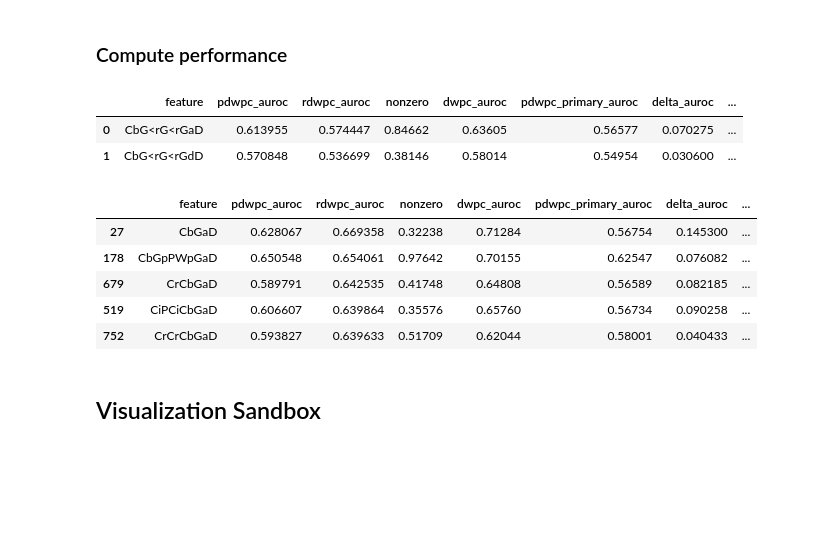
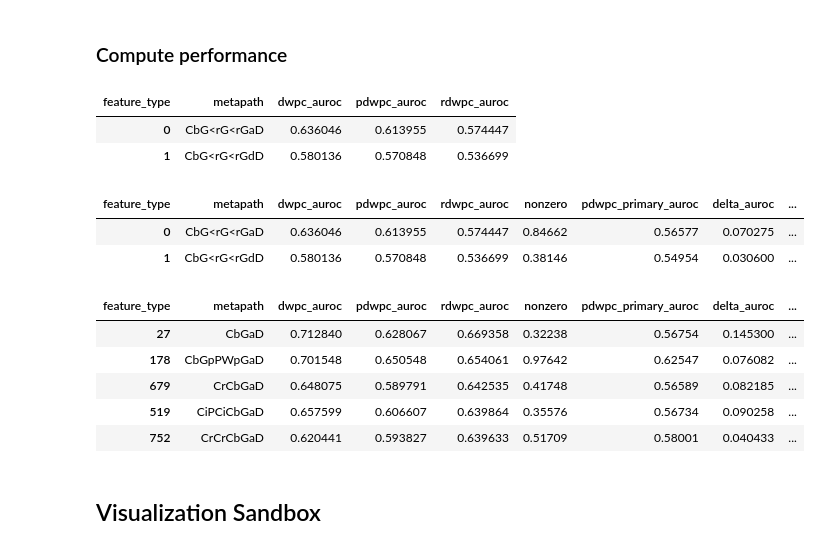
Before and after one commit to dhimmel/learn, a Jupyter notebook: all-features/5.5-transplit-DWPCs.ipynb, the cells around one changed output. Cells and saved outputs as stored; diff of their text form; code cells hidden in the pictures; blank space fills up the shorter version.

```diff
--- a/all-features/5.5-transplit-DWPCs.ipynb
+++ b/all-features/5.5-transplit-DWPCs.ipynb
@@ -90,0 +64,10 @@ rdwpc_df = part_df.merge(rdwpc_df)
+# %%
+base_df = feature_df.query("hetnet == @unperm_name").copy()
+base_df.insert(8, 'prior_logit', logit(base_df['prior_prob']))
+for metaege in degree_features:
+    base_df['degree_{}'.format(metaege)] = numpy.arcsinh(base_df[metaege])
+base_df.drop(
+    ['hetnet', 'primary', 'prior_prob'] + list(degree_features) + list(dwpc_features),
+    axis='columns', inplace=True)
+transformed_df = base_df.merge(split_df)
+transformed_df.head(2)
@@ -96,37 +83,40 @@ for df, name in (dwpc_df, 't-dwpc'), (pdwpc_df, 'pt-dwpc'), (rdwpc_df, 'rt-dwpc'
 # %% [markdown]
 ### Compute performance
+# %%
+rows  = list()
+for column in transformed_df.columns[transformed_df.columns.str.contains('dwpc')]:
+    feature_type, metapath = column.split('_', 1)
+    auroc = sklearn.metrics.roc_auc_score(transformed_df.status, transformed_df[column])
+    rows.append([feature_type + '_auroc', metapath, auroc])
+auroc_df = pandas.DataFrame(rows, columns=['feature_type', 'metapath', 'auroc'])
+auroc_df = auroc_df.pivot_table(values='auroc', index='metapath', columns='feature_type').reset_index()
+auroc_df.head(2)
+# %% [output]
+| feature_type | metapath | dwpc_auroc | pdwpc_auroc | rdwpc_auroc |
+| 0 | CbG<rG<rGaD | 0.636046 | 0.613955 | 0.574447 |
+| 1 | CbG<rG<rGdD | 0.580136 | 0.570848 | 0.536699 |
 # %%
 primary_auroc_df = pandas.read_table('data/feature-performance/primary-aurocs.tsv')
-primary_auroc_df = primary_auroc_df.rename(columns={'auroc': 'dwpc_auroc', 'auroc_permuted': 'pdwpc_primary_auroc', 'pval_auroc': 'pval_delta_auroc'})
-primary_auroc_df = primary_auroc_df[['feature', 'nonzero', 'dwpc_auroc', 'pdwpc_primary_auroc', 'delta_auroc', 'pval_delta_auroc']]
+primary_auroc_df = primary_auroc_df.rename(columns={'feature': 'metapath', 'auroc_permuted': 'pdwpc_primary_auroc', 'pval_auroc': 'pval_delta_auroc'})
+primary_auroc_df = primary_auroc_df[['metapath', 'nonzero', 'pdwpc_primary_auroc', 'delta_auroc', 'pval_delta_auroc']]
+auroc_df = auroc_df.merge(primary_auroc_df)
+auroc_df.head(2)
+# %% [output]
+| feature_type | metapath | dwpc_auroc | pdwpc_auroc | rdwpc_auroc | nonzero | pdwpc_primary_auroc | delta_auroc | ... |
+| 0 | CbG<rG<rGaD | 0.636046 | 0.613955 | 0.574447 | 0.84662 | 0.56577 | 0.070275 | ... |
+| 1 | CbG<rG<rGdD | 0.580136 | 0.570848 | 0.536699 | 0.38146 | 0.54954 | 0.030600 | ... |
-# %%
-rows  = list()
-for feature in dwpc_features:
-    rows.append([
-        feature,
-        sklearn.metrics.roc_auc_score(pdwpc_df.status, pdwpc_df[feature]),
-        sklearn.metrics.roc_auc_score(rdwpc_df.status, rdwpc_df[feature]),
-    ])
-auroc_df = pandas.DataFrame(rows, columns=['feature', 'pdwpc_auroc', 'rdwpc_auroc'])
-auroc_df = auroc_df.merge(primary_auroc_df)
-
-auroc_df.head(2)
-# %% [output]
-|  | feature | pdwpc_auroc | rdwpc_auroc | nonzero | dwpc_auroc | pdwpc_primary_auroc | delta_auroc | ... |
-| 0 | CbG<rG<rGaD | 0.613955 | 0.574447 | 0.84662 | 0.63605 | 0.56577 | 0.070275 | ... |
-| 1 | CbG<rG<rGdD | 0.570848 | 0.536699 | 0.38146 | 0.58014 | 0.54954 | 0.030600 | ... |
 # %%
 auroc_df.to_csv('data/feature-performance/auroc.tsv', sep='\t', index=False, float_format='%.5g')
 # %%
 #auroc_df.sort_values('rdwpc_auroc', ascending = False)
-auroc_df[-auroc_df.feature.str.contains('CtD')].sort_values('rdwpc_auroc', ascending = False).head()
+auroc_df[-auroc_df.metapath.str.contains('CtD')].sort_values('rdwpc_auroc', ascending = False).head()
 # %% [output]
-|  | feature | pdwpc_auroc | rdwpc_auroc | nonzero | dwpc_auroc | pdwpc_primary_auroc | delta_auroc | ... |
-| 27 | CbGaD | 0.628067 | 0.669358 | 0.32238 | 0.71284 | 0.56754 | 0.145300 | ... |
-| 178 | CbGpPWpGaD | 0.650548 | 0.654061 | 0.97642 | 0.70155 | 0.62547 | 0.076082 | ... |
-| 679 | CrCbGaD | 0.589791 | 0.642535 | 0.41748 | 0.64808 | 0.56589 | 0.082185 | ... |
-| 519 | CiPCiCbGaD | 0.606607 | 0.639864 | 0.35576 | 0.65760 | 0.56734 | 0.090258 | ... |
-| 752 | CrCrCbGaD | 0.593827 | 0.639633 | 0.51709 | 0.62044 | 0.58001 | 0.040433 | ... |
+| feature_type | metapath | dwpc_auroc | pdwpc_auroc | rdwpc_auroc | nonzero | pdwpc_primary_auroc | delta_auroc | ... |
+| 27 | CbGaD | 0.712840 | 0.628067 | 0.669358 | 0.32238 | 0.56754 | 0.145300 | ... |
+| 178 | CbGpPWpGaD | 0.701548 | 0.650548 | 0.654061 | 0.97642 | 0.62547 | 0.076082 | ... |
+| 679 | CrCbGaD | 0.648075 | 0.589791 | 0.642535 | 0.41748 | 0.56589 | 0.082185 | ... |
+| 519 | CiPCiCbGaD | 0.657599 | 0.606607 | 0.639864 | 0.35576 | 0.56734 | 0.090258 | ... |
+| 752 | CrCrCbGaD | 0.620441 | 0.593827 | 0.639633 | 0.51709 | 0.58001 | 0.040433 | ... |
 # %% [markdown]
 ## Visualization Sandbox
 # %%
```
Also changed, not shown: parts of 14 cells of this notebook, 3 other files.
